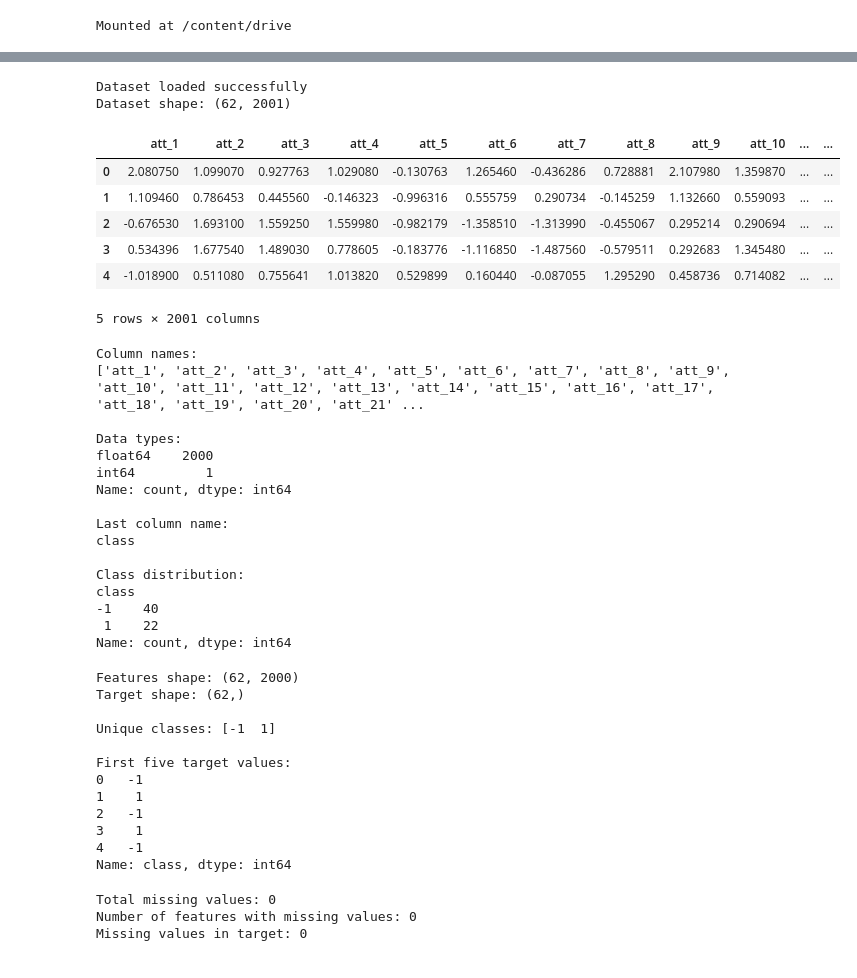
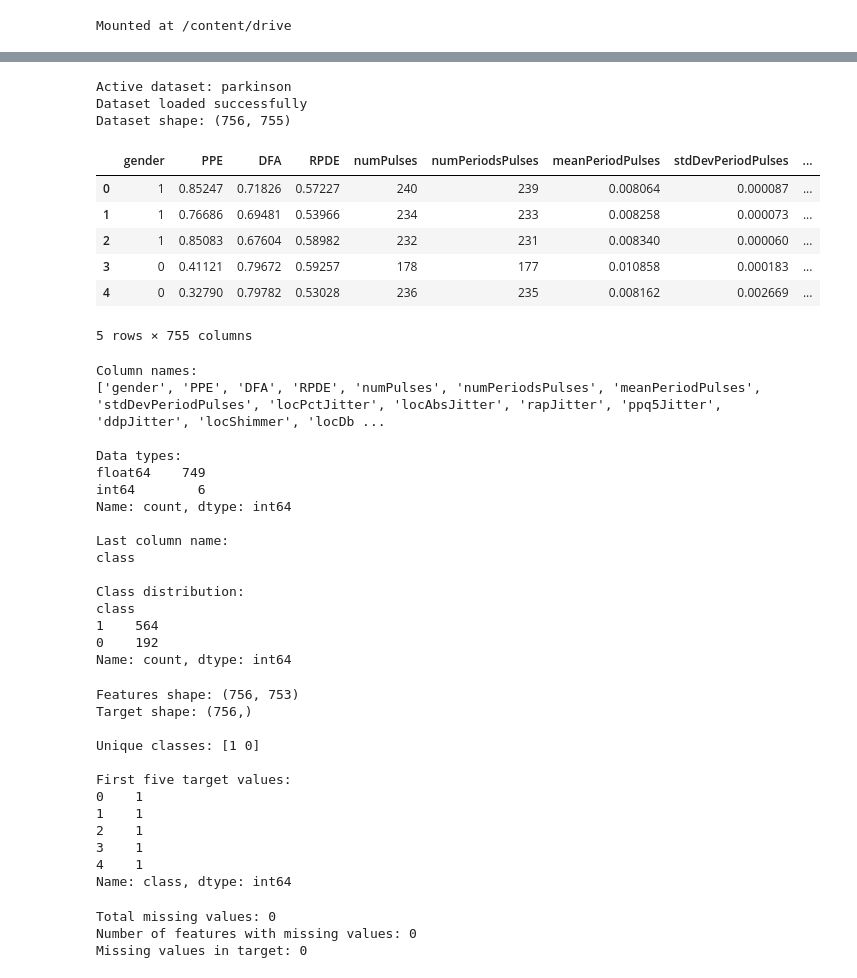
Before and after one commit to mahdisahad/WOA-Feature-Selection, a Jupyter notebook: notebooks/02_Data_Preprocessing.ipynb, the cells around one changed output, grey strips where cells are left out. Saved outputs shown, nothing was run; the diff lists cells and outputs as text; code cells hidden in the pictures.

Commit message:
running the pk dataset

```diff
--- a/notebooks/02_Data_Preprocessing.ipynb
+++ b/notebooks/02_Data_Preprocessing.ipynb
@@ -32,31 +36,34 @@ colon_dataset.csv
 # %%
-
 import pandas as pd
 import numpy as np
 from pathlib import Path
 
 # Define project paths
 PROJECT_PATH = Path("/content/drive/MyDrive/WOA_Project")
-DATA_PATH = PROJECT_PATH / "datasets" / "colon_dataset.csv"
+import sys
+sys.path.append(str(PROJECT_PATH))
+from dataset_config import *   # <-- dataset-specific code lives only here
+print("Active dataset:", ACTIVE_DATASET)
 
 # Load dataset
-df = pd.read_csv(DATA_PATH)
+df = load_dataset(PROJECT_PATH)
 
 print("Dataset loaded successfully")
 print("Dataset shape:", df.shape)
 
 # Display first five rows
 display(df.head())
 # %% [output]
+Active dataset: parkinson
 Dataset loaded successfully
-Dataset shape: (62, 2001)
+Dataset shape: (756, 755)
-|  | att_1 | att_2 | att_3 | att_4 | att_5 | att_6 | att_7 | att_8 | att_9 | att_10 | ... | ... |
-| 0 | 2.080750 | 1.099070 | 0.927763 | 1.029080 | -0.130763 | 1.265460 | -0.436286 | 0.728881 | 2.107980 | 1.359870 | ... | ... |
-| 1 | 1.109460 | 0.786453 | 0.445560 | -0.146323 | -0.996316 | 0.555759 | 0.290734 | -0.145259 | 1.132660 | 0.559093 | ... | ... |
-| 2 | -0.676530 | 1.693100 | 1.559250 | 1.559980 | -0.982179 | -1.358510 | -1.313990 | -0.455067 | 0.295214 | 0.290694 | ... | ... |
-| 3 | 0.534396 | 1.677540 | 1.489030 | 0.778605 | -0.183776 | -1.116850 | -1.487560 | -0.579511 | 0.292683 | 1.345480 | ... | ... |
-| 4 | -1.018900 | 0.511080 | 0.755641 | 1.013820 | 0.529899 | 0.160440 | -0.087055 | 1.295290 | 0.458736 | 0.714082 | ... | ... |
+|  | gender | PPE | DFA | RPDE | numPulses | numPeriodsPulses | meanPeriodPulses | stdDevPeriodPulses | ... |
+| 0 | 1 | 0.85247 | 0.71826 | 0.57227 | 240 | 239 | 0.008064 | 0.000087 | ... |
+| 1 | 1 | 0.76686 | 0.69481 | 0.53966 | 234 | 233 | 0.008258 | 0.000073 | ... |
+| 2 | 1 | 0.85083 | 0.67604 | 0.58982 | 232 | 231 | 0.008340 | 0.000060 | ... |
+| 3 | 0 | 0.41121 | 0.79672 | 0.59257 | 178 | 177 | 0.010858 | 0.000183 | ... |
+| 4 | 0 | 0.32790 | 0.79782 | 0.53028 | 236 | 235 | 0.008162 | 0.002669 | ... |
-5 rows × 2001 columns
+5 rows × 755 columns
 # %%
 print("Column names:")
 print(df.columns.tolist())
@@ -71,11 +78,11 @@ print("\nClass distribution:")
 print(df.iloc[:, -1].value_counts())
 # %% [output]
 Column names:
-['att_1', 'att_2', 'att_3', 'att_4', 'att_5', 'att_6', 'att_7', 'att_8', 'att_9', 'att_10', 'att_11', 'att_12', 'att_13', 'att_14', 'att_15', 'att_16', 'att_17', 'att_18', 'att_19', 'att_20', 'att_21' ...
+['gender', 'PPE', 'DFA', 'RPDE', 'numPulses', 'numPeriodsPulses', 'meanPeriodPulses', 'stdDevPeriodPulses', 'locPctJitter', 'locAbsJitter', 'rapJitter', 'ppq5Jitter', 'ddpJitter', 'locShimmer', 'locDb ...
 
 Data types:
-float64    2000
-int64         1
+float64    749
+int64        6
 Name: count, dtype: int64
 
 Last column name:
@@ -83,14 +90,13 @@ class
 
 Class distribution:
 class
--1    40
- 1    22
+1    564
+0    192
 Name: count, dtype: int64
 # %%
 # Separate features and target
 
-X = df.drop(columns=["class"])
-y = df["class"]
+X, y, groups = split_xy(df)
 
 # Check dimensions
 print("Features shape:", X.shape)
@@ -103,17 +109,17 @@ print("\nUnique classes:", y.unique())
 print("\nFirst five target values:")
 print(y.head())
 # %% [output]
-Features shape: (62, 2000)
-Target shape: (62,)
+Features shape: (756, 753)
+Target shape: (756,)
 
-Unique classes: [-1  1]
+Unique classes: [1 0]
 
 First five target values:
-0   -1
+0    1
 1    1
-2   -1
+2    1
 3    1
-4   -1
+4    1
 Name: class, dtype: int64
 # %%
 # Check missing values in features
```
Also changed, not shown: parts of 6 cells of this notebook.
